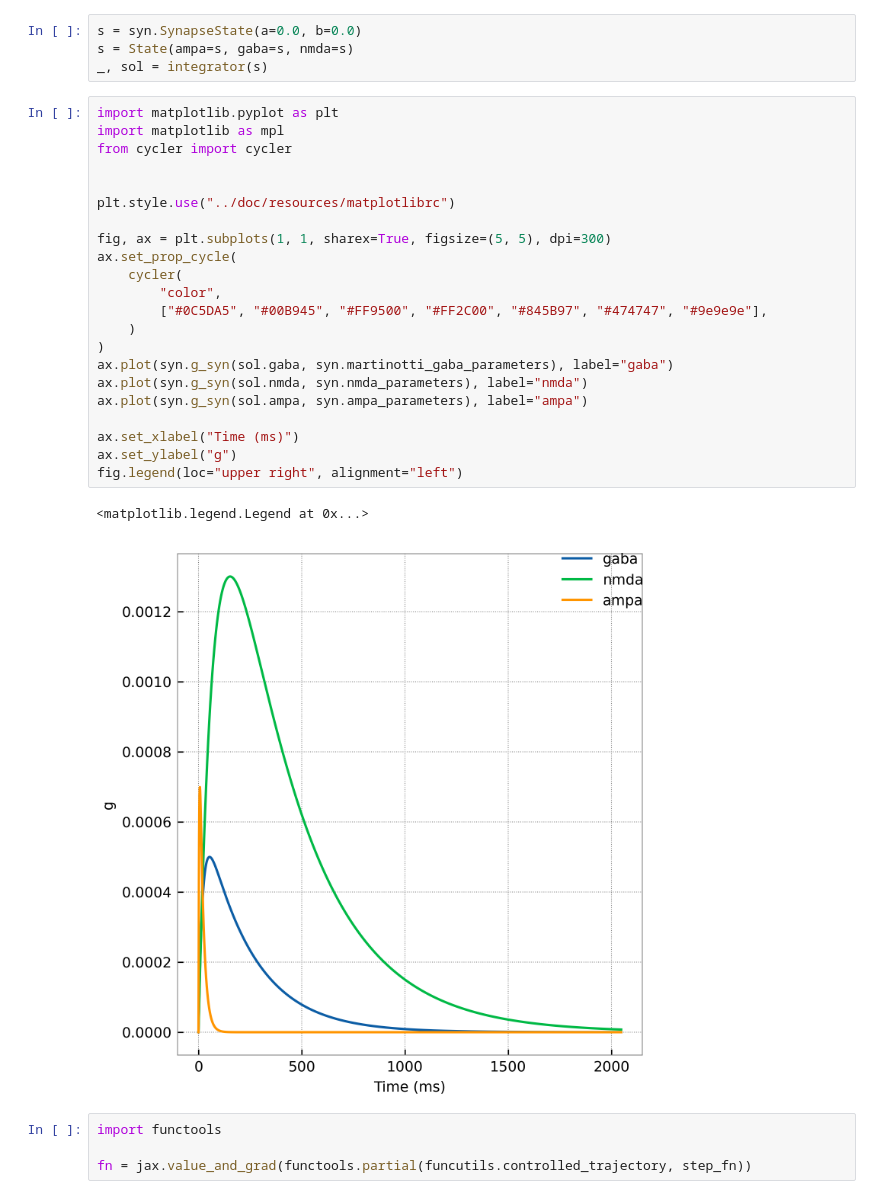
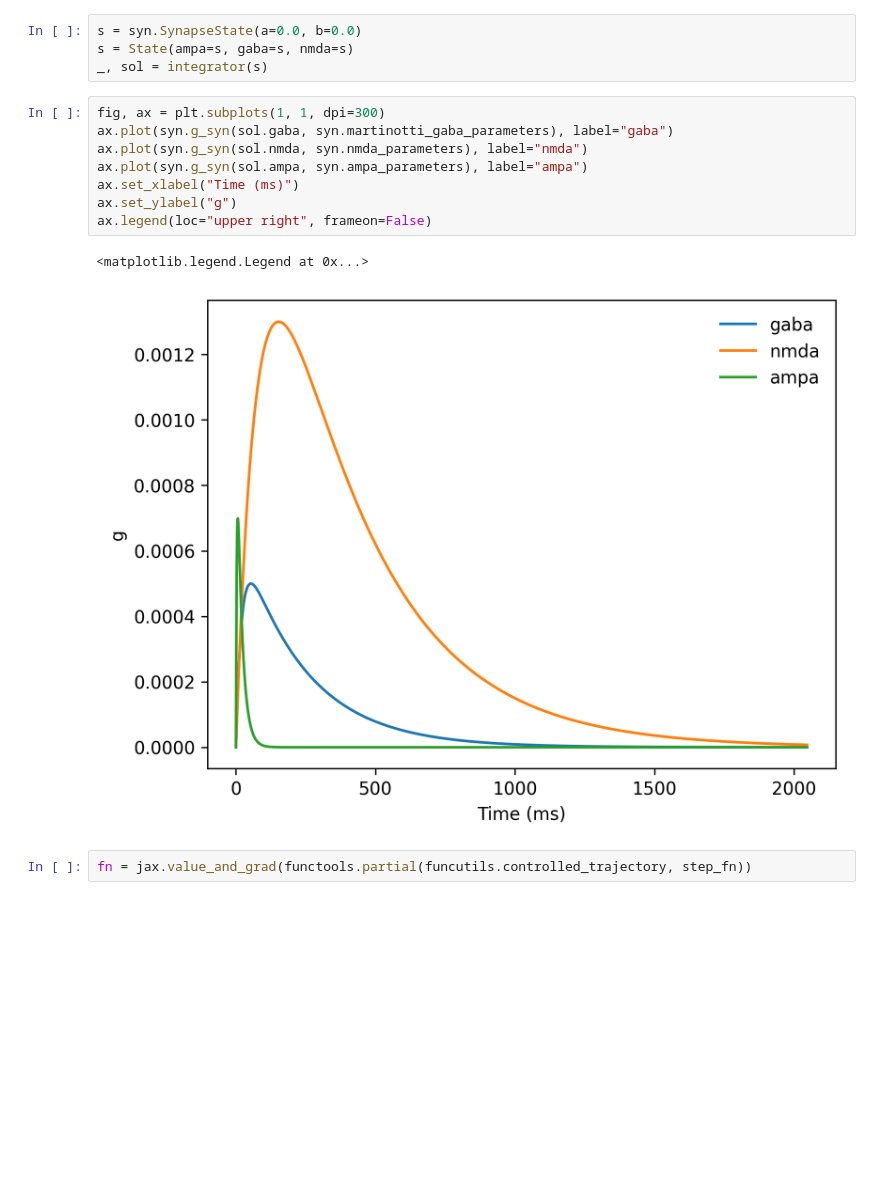
Before and after one commit to cpehle/jaxsnn, a Jupyter notebook: doc/notebooks/synapse_dynamics.ipynb, the cells around one changed output. Drawn from its saved outputs; the diff is of its cells as text; blank space fills up the shorter version.

```diff
--- a/doc/notebooks/synapse_dynamics.ipynb
+++ b/doc/notebooks/synapse_dynamics.ipynb
@@ -89,33 +90,17 @@ s = syn.SynapseState(a=0.0, b=0.0)
 s = State(ampa=s, gaba=s, nmda=s)
 _, sol = integrator(s)
 # %%
-import matplotlib.pyplot as plt
-import matplotlib as mpl
-from cycler import cycler
-
-
-plt.style.use("../doc/resources/matplotlibrc")
-
-fig, ax = plt.subplots(1, 1, sharex=True, figsize=(5, 5), dpi=300)
-ax.set_prop_cycle(
-    cycler(
-        "color",
-        ["#0C5DA5", "#00B945", "#FF9500", "#FF2C00", "#845B97", "#474747", "#9e9e9e"],
-    )
-)
+fig, ax = plt.subplots(1, 1, dpi=300)
 ax.plot(syn.g_syn(sol.gaba, syn.martinotti_gaba_parameters), label="gaba")
 ax.plot(syn.g_syn(sol.nmda, syn.nmda_parameters), label="nmda")
 ax.plot(syn.g_syn(sol.ampa, syn.ampa_parameters), label="ampa")
-
 ax.set_xlabel("Time (ms)")
 ax.set_ylabel("g")
-fig.legend(loc="upper right", alignment="left")
+ax.legend(loc="upper right", frameon=False)
 # %% [output]
 <matplotlib.legend.Legend at 0x...>
-[figure, old version]
+[figure, new version]
 # %%
-import functools
-
 fn = jax.value_and_grad(functools.partial(funcutils.controlled_trajectory, step_fn))
 # %%
 import jax.numpy as jnp
```
Also changed, not shown: parts of 7 cells of this notebook, 12 other files.
